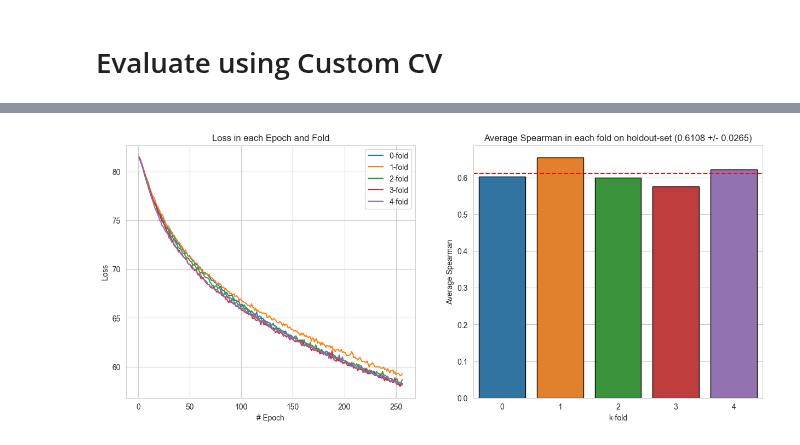
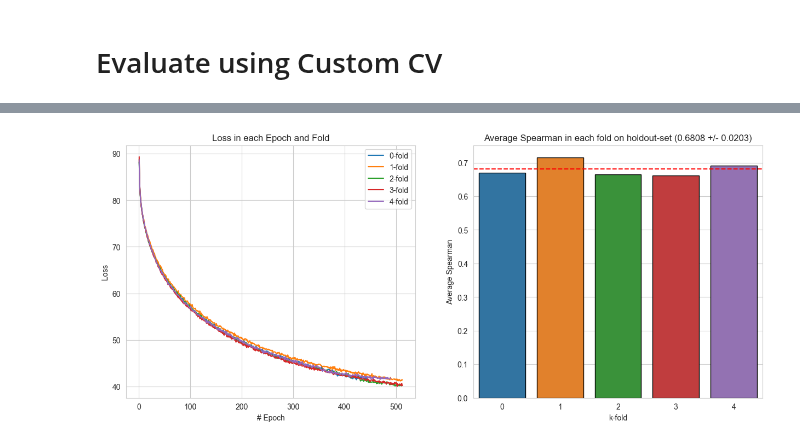
Before and after one commit to nina-prog/meta-learning-for-encoder-selection, a Jupyter notebook: notebooks/week13/week13-listwise-methods-nn-alessio.ipynb, the cells around one changed output, grey strips where cells are left out. Saved outputs shown, nothing was run; the diff lists cells and outputs as text; code cells hidden in the pictures.

Commit message:
Runthrough with current best score

```diff
--- a/notebooks/week13/week13-listwise-methods-nn-alessio.ipynb
+++ b/notebooks/week13/week13-listwise-methods-nn-alessio.ipynb
@@ -144,20 +148,22 @@ def get_model(input_dim, output_dim, drop_out, lr):
     :return: model
     """
     model = tf.keras.Sequential([
-        tf.keras.layers.Dense(units=64, activation="relu", input_dim=input_dim),
-        tf.keras.layers.Dense(units=128, activation="relu"),
+        tf.keras.layers.Dense(units=input_dim),
+
+        tf.keras.layers.Dense(units=512, activation="relu"),
         tf.keras.layers.Dropout(rate=drop_out, seed=42),
-        tf.keras.layers.Dense(units=256, activation="relu"),
+
+        tf.keras.layers.Dense(units=1024, activation="relu"),
+        tf.keras.layers.BatchNormalization(),
+
         tf.keras.layers.Dense(units=512, activation="relu"),
-        tf.keras.layers.Dense(units=256, activation="relu"),
         tf.keras.layers.Dropout(rate=drop_out, seed=42),
-        tf.keras.layers.Dense(units=128, activation="relu"),
-        tf.keras.layers.Dense(units=64, activation="relu"),
+
         tf.keras.layers.Dense(units=output_dim)
     ])
 
-    optimizer = tf.keras.optimizers.Adam(learning_rate=lr, clipvalue=5.0)
-    # Compile model with LISTMLELoss and adam op timizer
+    optimizer = tf.keras.optimizers.Adam(learning_rate=lr, clipvalue=3.0)
+    # Compile model with LISTMLELoss and adam optimizer
     model.compile(optimizer=optimizer,
                   loss=tfr.keras.losses.ListMLELoss())
 
@@ -165,10 +171,26 @@ def get_model(input_dim, output_dim, drop_out, lr):
     #loss=tfr.keras.losses.PairwiseHingeLoss()
 
     return model
+
+
+# Callbacks for early stopping and reduce LR
+early_stopping_callback = tf.keras.callbacks.EarlyStopping(
+    monitor='loss',
+    patience=20,  # Number of epochs without improvement
+    restore_best_weights=True
+)
+
+reduce_lr_callback = tf.keras.callbacks.ReduceLROnPlateau(
+    monitor='loss',
+    factor=0.5,         # Reduce the learning rate by half when the loss plateaus
+    patience=15,        # Number of epochs with no improvement after which the learning rate will be reduced
+    min_lr=1e-6,        # Lower bound on the learning rate
+    verbose=1
+)
 # %% [markdown]
 # Evaluate using Custom CV
 # %%
-EPOCHS: int = 256
+EPOCHS: int = 512
 BATCH_SIZE: int = 16
 DROP_OUT: float = 0.1
 LEARNING_RATE: float = 1e-4
@@ -189,6 +211,7 @@ for i, fold in enumerate(cv_indices):
     # Normalize
     X_tr, scaler = normalize_train_data(X_train=X_tr, method="standard", verbosity=1)
     X_te = normalize_test_data(X_test=X_te, scaler=scaler, verbosity=1)
+    print(f"Shape of current fold {i}: {X_tr.shape}")
 
     # Assert no nan values and finite values in each fold
     assert not np.any(np.isnan(X_tr))
@@ -202,7 +225,8 @@ for i, fold in enumerate(cv_indices):
 
     # Get model and fit using the curren train data
     model = get_model(input_dim=X_tr.shape[1], output_dim=y_tr.shape[1], drop_out=DROP_OUT, lr=LEARNING_RATE)
-    history = model.fit(x=X_tr, y=y_tr, epochs=EPOCHS, batch_size=BATCH_SIZE, verbose=1)
+    history = model.fit(x=X_tr, y=y_tr, epochs=EPOCHS, batch_size=BATCH_SIZE, verbose=1,
+                        callbacks=[early_stopping_callback, reduce_lr_callback])
     histories[f"{i}-fold"] = history
 
     # Make prediction on current test data
@@ -241,19 +247,19 @@ Average Spearman: 0.6108 +/- 0.0265
 # %%
 fig, axes = plt.subplots(nrows=1, ncols=2, figsize=(15, 6))
 for key, item in histories.items():
     loss = item.history["loss"]
-    sns.lineplot(x=np.arange(1, EPOCHS+1), y=loss, label=key, ax=axes[0])
+    sns.lineplot(x=np.arange(1, len(loss)+1), y=loss, label=key, ax=axes[0])
 axes[0].legend()
 axes[0].set_title("Loss in each Epoch and Fold")
 axes[0].set_xlabel("# Epoch")
 axes[0].set_ylabel("Loss")
 # Second plot
 sns.barplot(x=np.arange(0, len(scores)), y=scores, ax=axes[1], edgecolor="black")
 axes[1].set_title(f"Average Spearman in each fold on holdout-set" +
                   f" ({np.mean(scores):.4f} +/- {np.std(scores):.4f})")
 axes[1].set_xlabel("k-fold")
 axes[1].set_ylabel("Average Spearman")
 axes[1].axhline(y=np.mean(scores), linestyle="--", color="red")
 plt.show()
 # %% [output]
-[figure, old version]
+[figure, new version]
```
Also changed, not shown: parts of 4 cells of this notebook.
